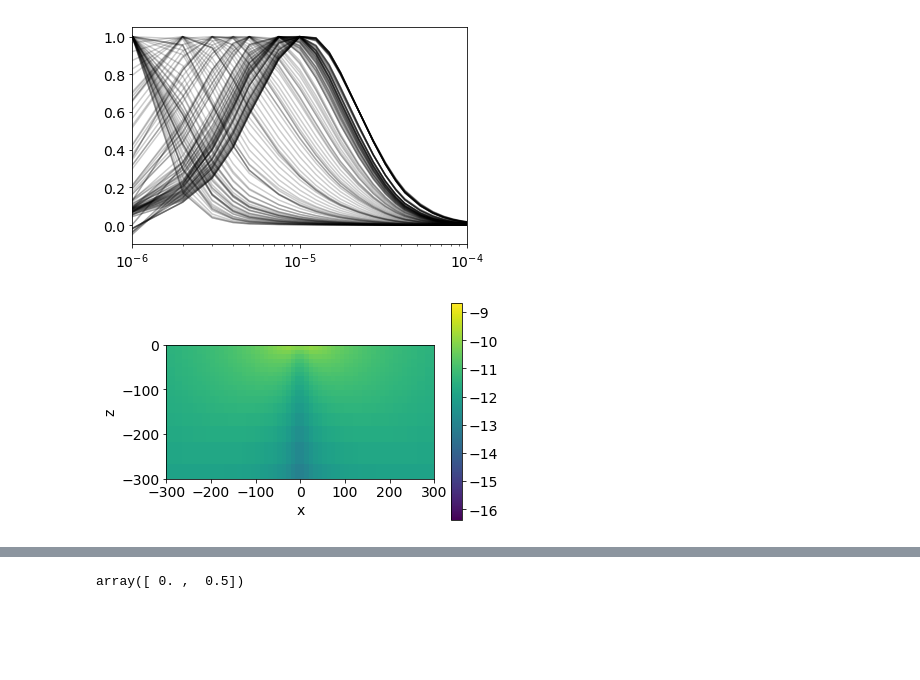
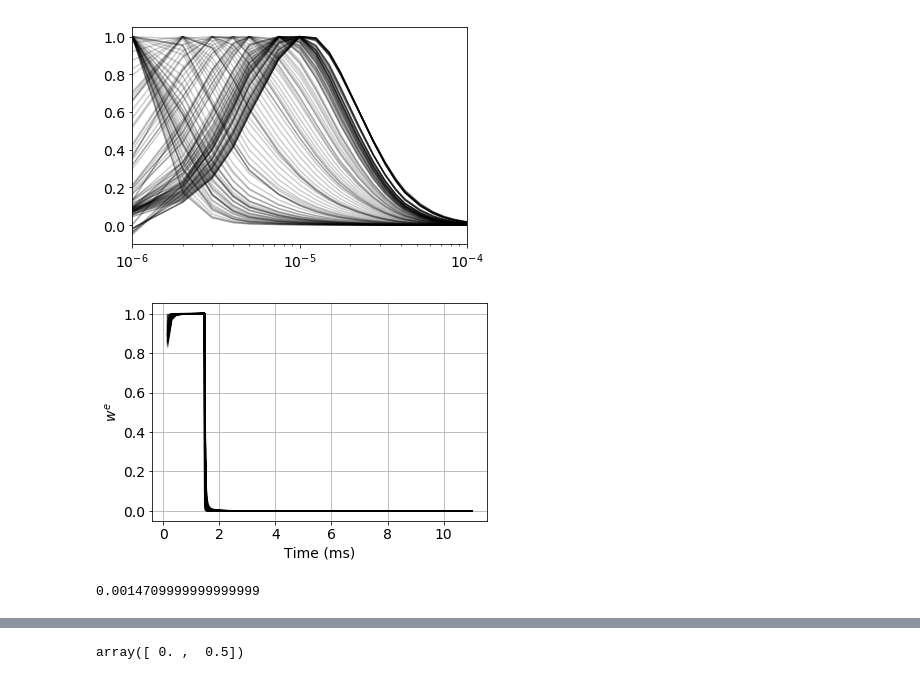
Before and after one commit to sgkang/simpegEMIP, a Jupyter notebook: notebook/TEM_linearization.ipynb, the cells around one changed output, grey strips where cells are left out. Saved outputs shown, nothing was run; the diff lists cells and outputs as text; code cells hidden in the pictures; blank space fills up the shorter version.

```diff
--- a/notebook/TEM_linearization.ipynb
+++ b/notebook/TEM_linearization.ipynb
@@ -11,6 +11,7 @@ from simpegem1d import DigFilter
 %matplotlib inline
 import matplotlib
 matplotlib.rcParams["font.size"] = 14
+matplotlib.rcParams["image.cmap"] = "jet"
 # %%
 import numpy as np
 import scipy.sparse as sp
@@ -186,12 +187,25 @@ plt.xlim(0, 1e-4)
 # %% [output]
 (9.9999999999999995e-07, 0.0001)
 [figure]
+# %%
+fig = plt.figure()
+e = F_ramp[src_ramp,'eSolution', :]
+z = mesh.vectorCCz[np.logical_and(mesh.vectorCCz < 0., mesh.vectorCCz > -200.)]
+x = mesh.vectorCCx[mesh.vectorCCx < 200.]
+xyz = Utils.ndgrid(x, np.r_[0.], z)
+rxinds = Utils.closestPoints(mesh, pts=xyz, gridLoc='N')
+for rxind in rxinds:
+    plt.plot(prb_em_ramp.times[1:]*1e3, e[rxind,1:].flatten() / eref_ramp[rxind], 'k', alpha=0.1)
+plt.xscale('linear')
+plt.xlabel('Time (ms)')
+plt.ylabel('$w^e$')
+plt.grid(True)
+# plt.xlim(0, 1e-4)
+# %% [output]
+[figure, added]
 # %%
 eref0 = mesh.aveE2CCV*src._aSrc(prb_em_vtem)
-# %%
-plt.colorbar((mesh.plotImage(np.log10(abs(eref0)), grid=False, mirror=True))[0])
-plt.xlim(-300, 300)
-plt.ylim(-300, 0)
-plt.gca().set_aspect('equal')
-# %% [output]
-[figure, removed]
+# %%
+prb_em_ramp.times[10]
+# %% [output]
+0.0014709999999999999
```
Also changed, not shown: parts of 1 cell of this notebook, 19 other files.
